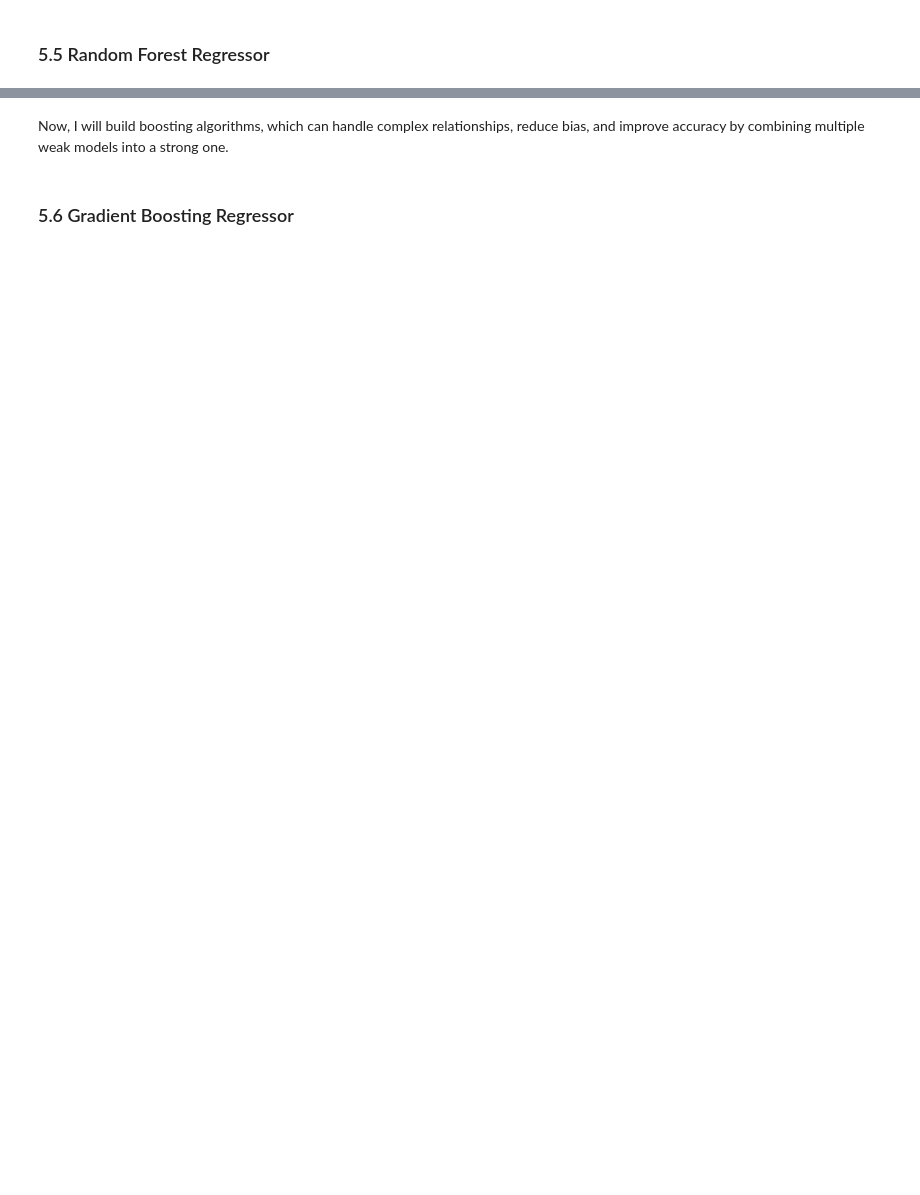
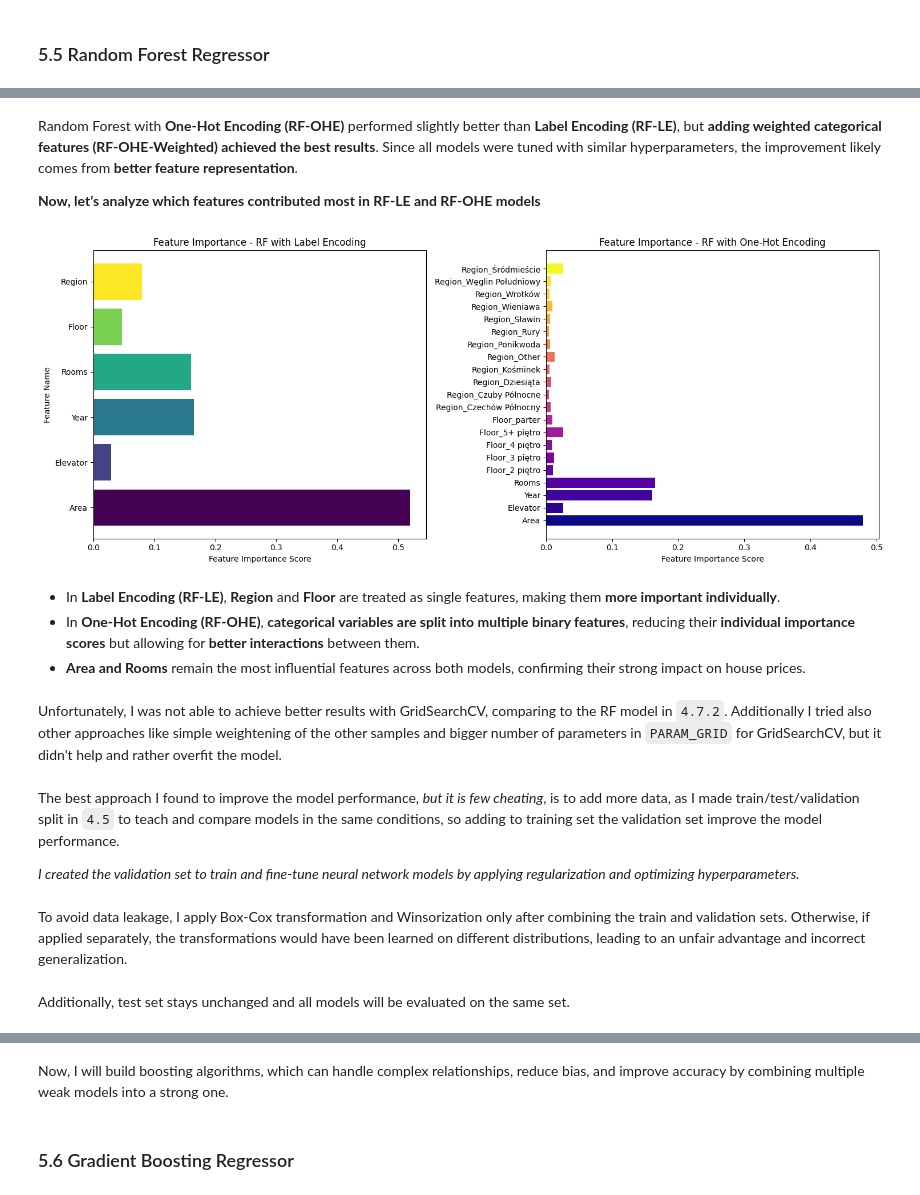
Before and after one commit to davydantoniuk/lublin-house-price-predict, a Jupyter notebook: price_prediction.ipynb, the cells around one changed output, grey strips where cells are left out. Saved outputs shown, nothing was run; the diff lists cells and outputs as text; code cells hidden in the pictures; blank space fills up the shorter version.

```diff
--- a/price_prediction.ipynb
+++ b/price_prediction.ipynb
@@ -1981,0 +1845,8 @@ RMSLE: 0.1117
+# %%
+# Print best hyperparameters for each model
+for name, params in best_params.items():
+    print(f"Best Hyperparameters for {name}: {params}")
+
+# Display results without MSE and round to 2 decimal places
+results_df.drop(columns=['MSE'], inplace=True)
+print(results_df.round(2).to_string())
@@ -1981,0 +1861,63 @@ RMSLE: 0.1117
+# %% [markdown]
+Random Forest with **One-Hot Encoding (RF-OHE)** performed slightly better than **Label Encoding (RF-LE)**, but **adding weighted categorical features (RF-OHE-Weighted) achieved the best results**. Since all models were tuned with similar hyperparameters, the improvement likely comes from **better feature representation**.
+
+**Now, let’s analyze which features contributed most in RF-LE and RF-OHE models**
+# %%
+# Extract feature importances
+models_list = ["RF-LE", "RF-OHE"]  # First two models
+feature_importances = {}
+
+for name in models_list:
+    X_train, y_train = models[name][0], y_train_tree
+    sample_weight = models[name][2] if models[name][2] is not None else None
+
+    # Train model with best parameters
+    best_model = RandomForestRegressor(**best_params[name], random_state=42)
+
+    if sample_weight is not None:
+        best_model.fit(X_train, y_train, sample_weight=sample_weight)
+    else:
+        best_model.fit(X_train, y_train)
+
+    feature_importances[name] = best_model.feature_importances_
+
+# Get feature names
+feature_names_le = models["RF-LE"][0].columns
+feature_names_ohe = models["RF-OHE"][0].columns
+
+# Plot Feature Importance - Side-by-Side (1x2 Grid)
+fig, axes = plt.subplots(1, 2, figsize=(15, 6))
+
+# Colors for bars
+colors_le = plt.cm.viridis(np.linspace(0, 1, len(feature_names_le)))
+colors_ohe = plt.cm.plasma(np.linspace(0, 1, len(feature_names_ohe)))
+
+# First Plot: RF-LE (Label Encoding)
+axes[0].barh(feature_names_le, feature_importances["RF-LE"], color=colors_le)
+axes[0].set_title("Feature Importance - RF with Label Encoding")
+axes[0].set_xlabel("Feature Importance Score")
+axes[0].set_ylabel("Feature Name")
+
+# Second Plot: RF-OHE (One-Hot Encoding)
+axes[1].barh(feature_names_ohe, feature_importances["RF-OHE"], color=colors_ohe)
+axes[1].set_title("Feature Importance - RF with One-Hot Encoding")
+axes[1].set_xlabel("Feature Importance Score")
+
+plt.tight_layout()
+plt.show()
+# %% [output]
+[figure, added]
+# %% [markdown]
+- In **Label Encoding (RF-LE)**, **Region** and **Floor** are treated as single features, making them **more important individually**.
+- In **One-Hot Encoding (RF-OHE)**, **categorical variables are split into multiple binary features**, reducing their **individual importance scores** but allowing for **better interactions** between them.
+- **Area and Rooms** remain the most influential features across both models, confirming their strong impact on house prices.
+# %% [markdown]
+Unfortunately, I was not able to achieve better results with GridSearchCV, comparing to the RF model in `4.7.2`. Additionally I tried also other approaches like simple weightening of the other samples and bigger number of parameters in `PARAM_GRID` for GridSearchCV, but it didn't help and rather overfit the model.
+# %% [markdown]
+The best approach I found to improve the model performance, *but it is few cheating*, is to add more data, as I made train/test/validation split in `4.5` to teach and compare models in the same conditions, so adding to training set the validation set improve the model performance.
+
+*I created the validation set to train and fine-tune neural network models by applying regularization and optimizing hyperparameters.*
+# %% [markdown]
+To avoid data leakage, I apply Box-Cox transformation and Winsorization only after combining the train and validation sets. Otherwise, if applied separately, the transformations would have been learned on different distributions, leading to an unfair advantage and incorrect generalization.
+# %% [markdown]
+Additionally, test set stays unchanged and all models will be evaluated on the same set.
```
Also changed, not shown: parts of 79 cells of this notebook.
